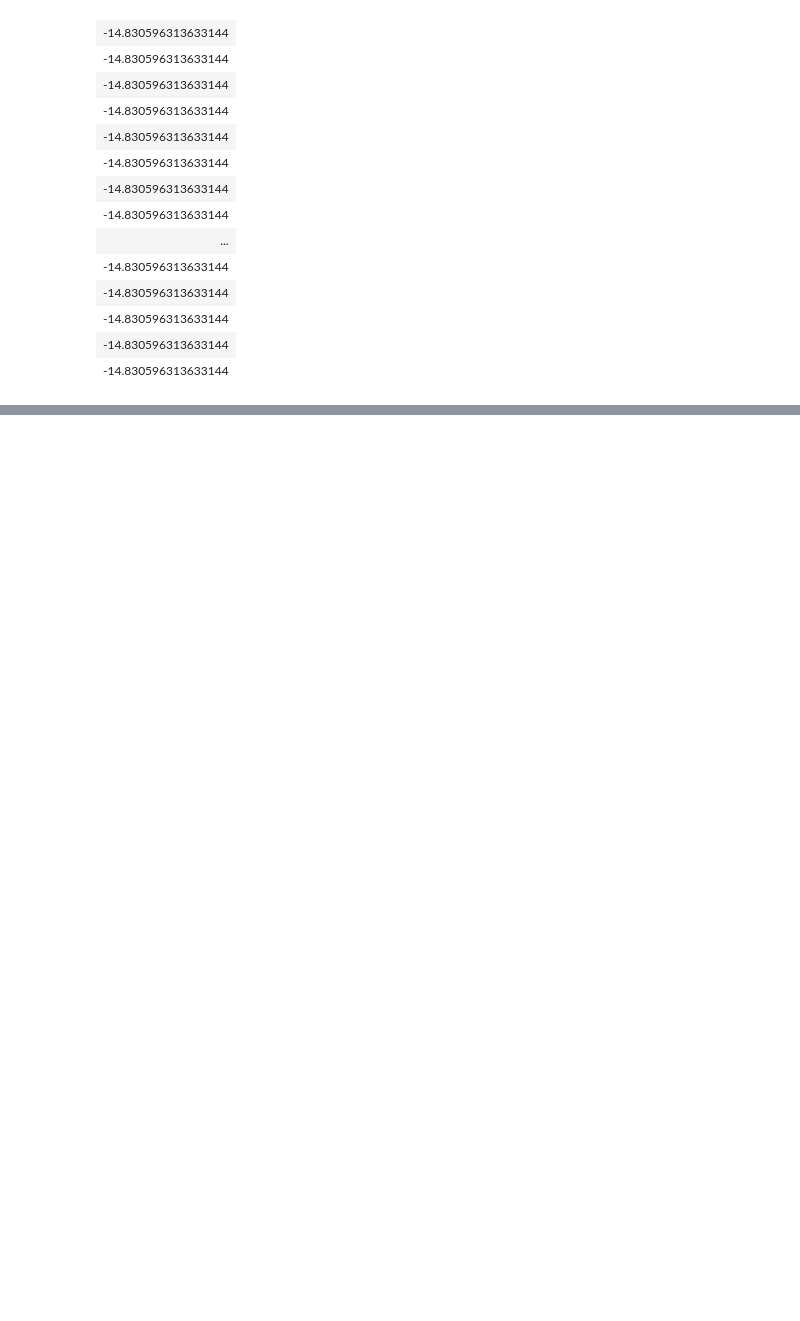
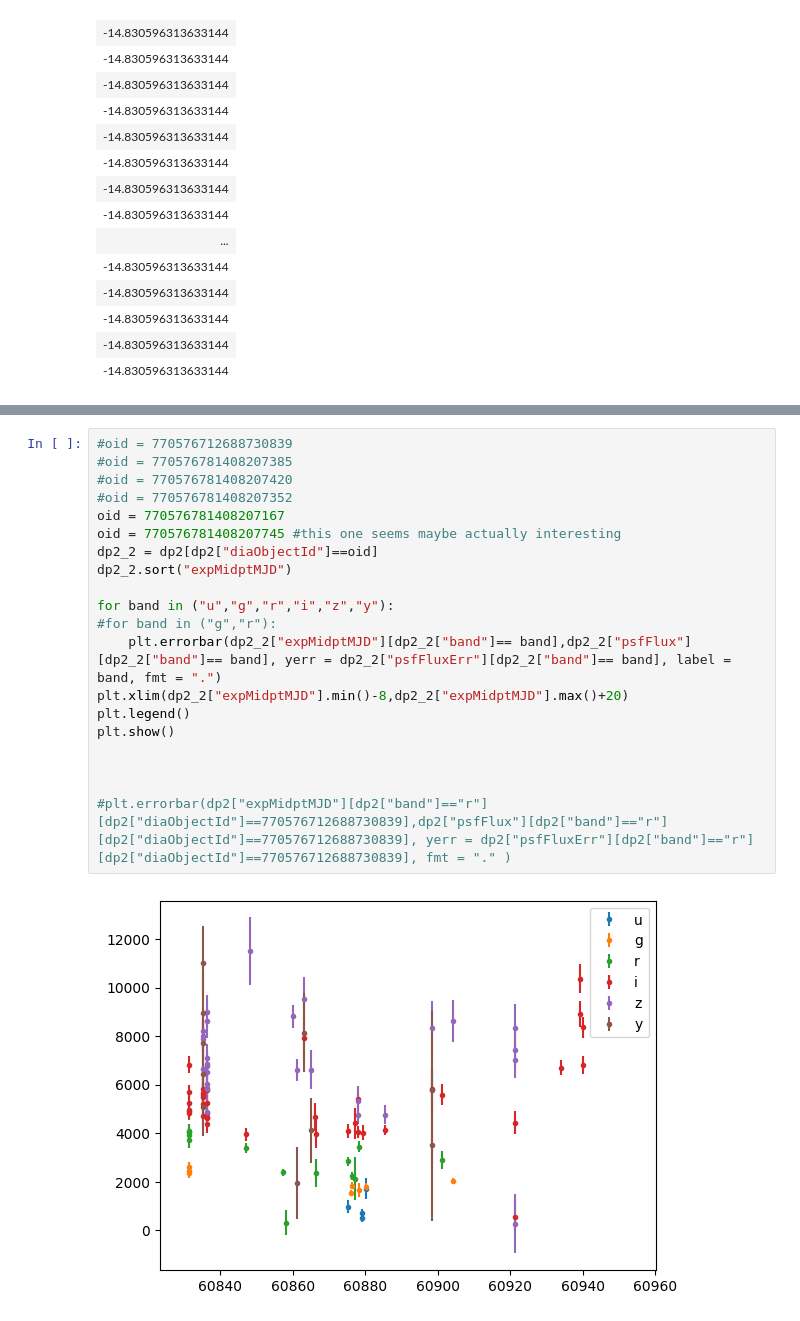
Before and after one commit to mnilsson8/Cube, a Jupyter notebook: Cube/DP2_in_Cubes.ipynb, the cells around one changed output, grey strips where cells are left out. Saved outputs shown, nothing was run; the diff lists cells and outputs as text; blank space fills up the shorter version.

```diff
--- a/Cube/DP2_in_Cubes.ipynb
+++ b/Cube/DP2_in_Cubes.ipynb
@@ -486,0 +505,22 @@ print(dp2["expMidptMJD"][dp2["diaObjectId"]==770576712688730839].max(),dp2["expM
+# %%
+#oid = 770576712688730839
+#oid = 770576781408207385
+#oid = 770576781408207420
+#oid = 770576781408207352
+oid = 770576781408207167
+oid = 770576781408207745 #this one seems maybe actually interesting
+dp2_2 = dp2[dp2["diaObjectId"]==oid]
+dp2_2.sort("expMidptMJD")
+
+for band in ("u","g","r","i","z","y"):
+#for band in ("g","r"):
+    plt.errorbar(dp2_2["expMidptMJD"][dp2_2["band"]== band],dp2_2["psfFlux"][dp2_2["band"]== band], yerr = dp2_2["psfFluxErr"][dp2_2["band"]== band], label = band, fmt = ".")
+plt.xlim(dp2_2["expMidptMJD"].min()-8,dp2_2["expMidptMJD"].max()+20)
+plt.legend()
+plt.show()
+
+
+
+#plt.errorbar(dp2["expMidptMJD"][dp2["band"]=="r"][dp2["diaObjectId"]==770576712688730839],dp2["psfFlux"][dp2["band"]=="r"][dp2["diaObjectId"]==770576712688730839], yerr = dp2["psfFluxErr"][dp2["band"]=="r"][dp2["diaObjectId"]==770576712688730839], fmt = "." )
+# %% [output]
+[figure, added]
```
Also changed, not shown: parts of 6 cells of this notebook, 1 other file.
